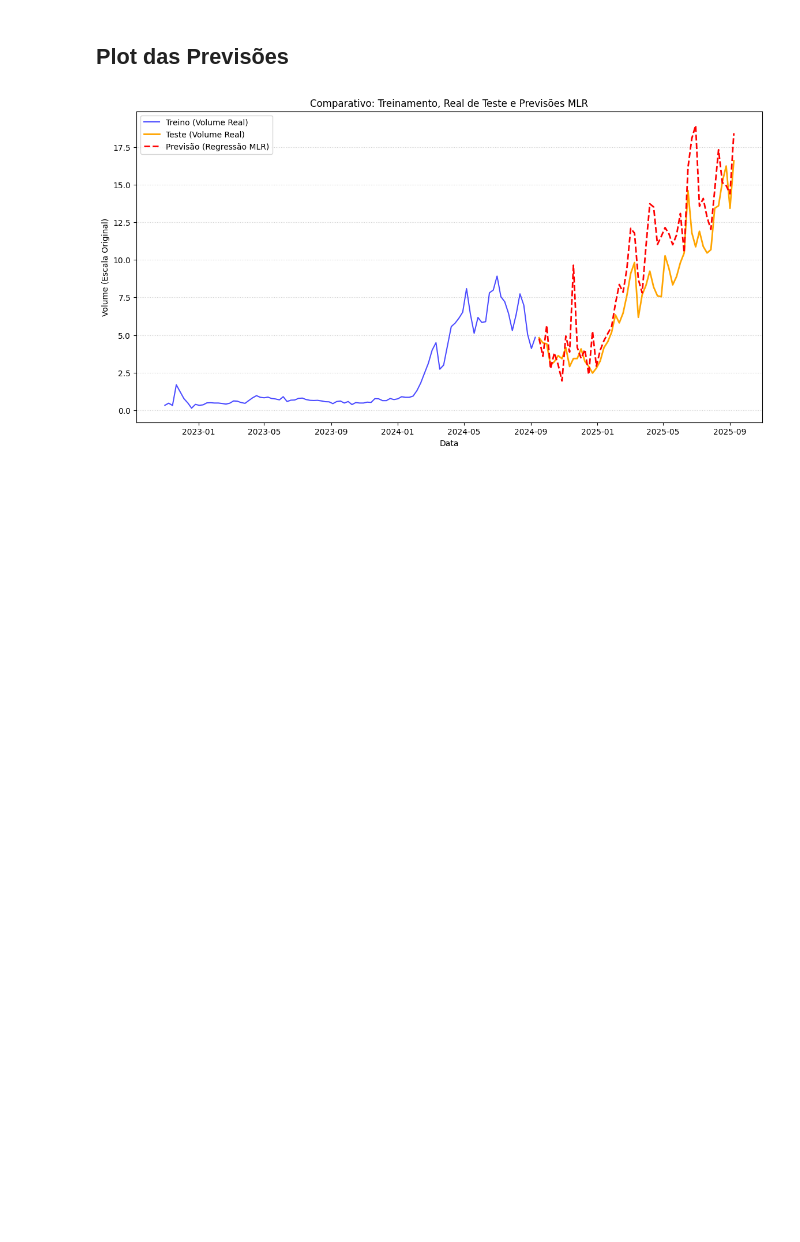
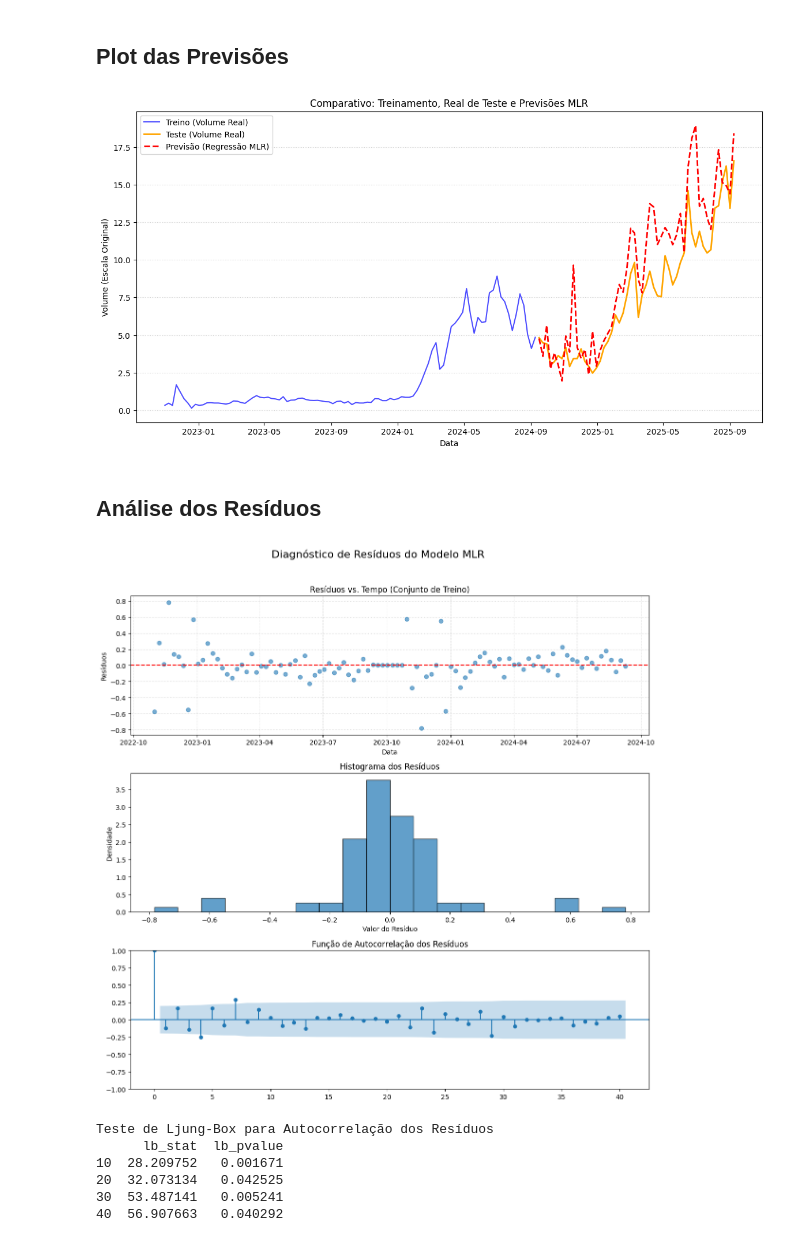
Before and after one commit to Vinasque/series_temporais, a Jupyter notebook: trabalho_a1.ipynb, the cells around one changed output. Saved outputs shown, nothing was run; the diff lists cells and outputs as text; code cells hidden in the pictures; blank space fills up the shorter version.

Commit message:
add analise dos residuos mlr

```diff
--- a/trabalho_a1.ipynb
+++ b/trabalho_a1.ipynb
@@ -583,3 +583,44 @@ plt.grid(axis='y', linestyle=':', alpha=0.6)
 plt.show()
 # %% [output]
 [figure]
+# %% [markdown]
+## Análise dos Resíduos
+# %%
+residuos = y_train - model.predict(X_train)
+
+fig, axs = plt.subplots(3, 1, figsize=(12, 12))
+fig.suptitle('Diagnóstico de Resíduos do Modelo MLR', fontsize=16)
+
+# Resíduos ao Longo do Tempo
+axs[0].plot(residuos.index, residuos, marker='o', linestyle='None', alpha=0.6)
+axs[0].axhline(y=0, color='r', linestyle='--')
+axs[0].set_title('Resíduos vs. Tempo (Conjunto de Treino)')
+axs[0].set_xlabel('Data')
+axs[0].set_ylabel('Resíduos')
+axs[0].grid(True, linestyle=':', alpha=0.7)
+
+# Histograma dos resíduos
+axs[1].hist(residuos, bins=20, density=True, edgecolor='k', alpha=0.7)
+axs[1].set_title('Histograma dos Resíduos')
+axs[1].set_xlabel('Valor do Resíduo')
+axs[1].set_ylabel('Densidade')
+
+# Função de autocorrelação dos resíduos
+sm.graphics.tsa.plot_acf(residuos, lags=40, ax=axs[2])
+axs[2].set_title('Função de Autocorrelação dos Resíduos')
+
+plt.tight_layout(rect=[0, 0, 1, 0.96])
+plt.show()
+
+# Teste de Ljung-Box para autocorrelação
+ljung_box_results = acorr_ljungbox(residuos, lags=[10, 20, 30, 40], return_df=True)
+print("\nTeste de Ljung-Box para Autocorrelação dos Resíduos")
+print(ljung_box_results)
+# %% [output]
+[figure, added]
+Teste de Ljung-Box para Autocorrelação dos Resíduos
+      lb_stat  lb_pvalue
+10  28.209752   0.001671
+20  32.073134   0.042525
+30  53.487141   0.005241
+40  56.907663   0.040292
```
Also changed, not shown: parts of 1 cell of this notebook.
